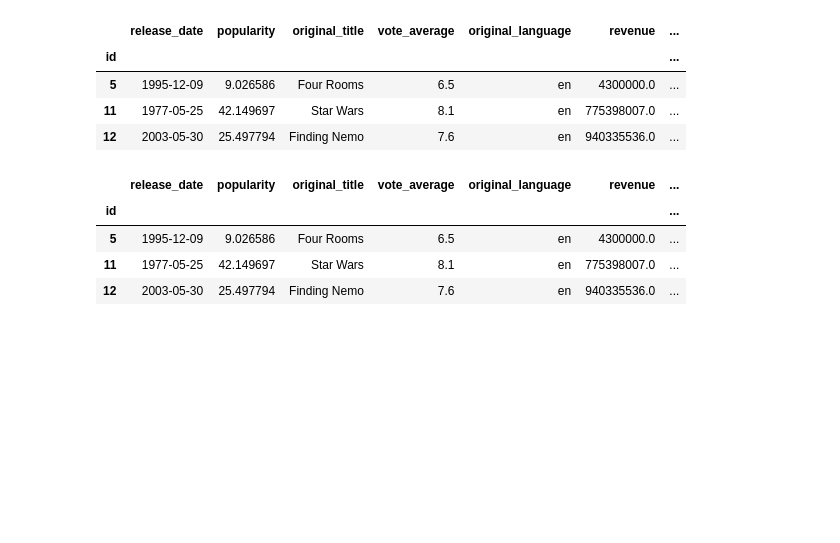
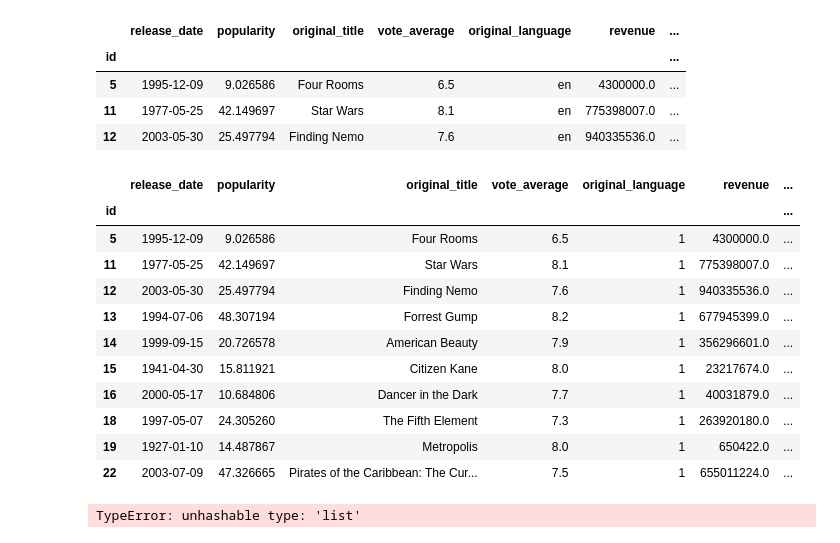
Before and after one commit to lucaslealvale/CD2018_Projeto3, a Jupyter notebook: Projeto 3.ipynb, the cells around one changed output. Saved outputs shown, nothing was run; the diff lists cells and outputs as text; code cells hidden in the pictures; blank space fills up the shorter version.

```diff
--- a/Projeto 3.ipynb
+++ b/Projeto 3.ipynb
@@ -246,10 +246,28 @@ for filme in dicio2:
 # %%
 # Colocaremos uma nova coluna com somente os dados necessários
 country=pd.Series(country)
 df['Country']=country
+df.head(10)
 # %% [output]
 |  | release_date | popularity | original_title | vote_average | original_language | revenue | ... |
 | id |  |  |  |  |  |  | ... |
-| 5 | 1995-12-09 | 9.026586 | Four Rooms | 6.5 | en | 4300000.0 | ... |
-| 11 | 1977-05-25 | 42.149697 | Star Wars | 8.1 | en | 775398007.0 | ... |
-| 12 | 2003-05-30 | 25.497794 | Finding Nemo | 7.6 | en | 940335536.0 | ... |
+| 5 | 1995-12-09 | 9.026586 | Four Rooms | 6.5 | 1 | 4300000.0 | ... |
+| 11 | 1977-05-25 | 42.149697 | Star Wars | 8.1 | 1 | 775398007.0 | ... |
+| 12 | 2003-05-30 | 25.497794 | Finding Nemo | 7.6 | 1 | 940335536.0 | ... |
+| 13 | 1994-07-06 | 48.307194 | Forrest Gump | 8.2 | 1 | 677945399.0 | ... |
+| 14 | 1999-09-15 | 20.726578 | American Beauty | 7.9 | 1 | 356296601.0 | ... |
+| 15 | 1941-04-30 | 15.811921 | Citizen Kane | 8.0 | 1 | 23217674.0 | ... |
+| 16 | 2000-05-17 | 10.684806 | Dancer in the Dark | 7.7 | 1 | 40031879.0 | ... |
+| 18 | 1997-05-07 | 24.305260 | The Fifth Element | 7.3 | 1 | 263920180.0 | ... |
+| 19 | 1927-01-10 | 14.487867 | Metropolis | 8.0 | 1 | 650422.0 | ... |
+| 22 | 2003-07-09 | 47.326665 | Pirates of the Caribbean: The Cur... | 7.5 | 1 | 655011224.0 | ... |
+# %%
+df.original_language=pd.get_dummies(df.original_language)
+#df.Country=pd.get_dummies(df.Country)
+X=df[['budget', 'popularity', 'vote_average', 'original_language']]
+xc=sm.add_constant(X)
+model=sm.OLS(df.revenue,xc)
+results=model.fit()
+results.summary()
+# %% [output]
+TypeError: unhashable type: 'list'
```
Also changed, not shown: parts of 4 cells of this notebook.
